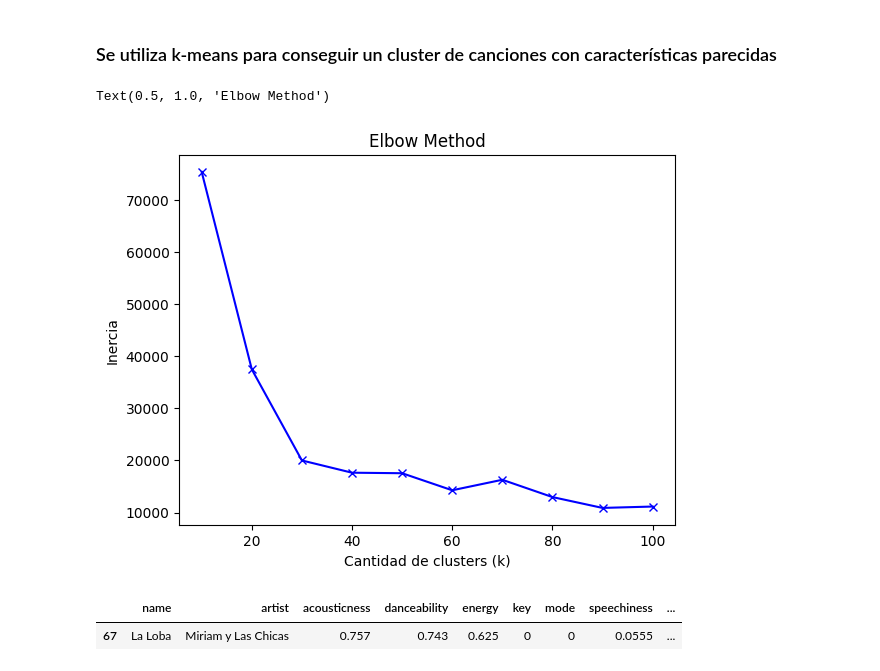
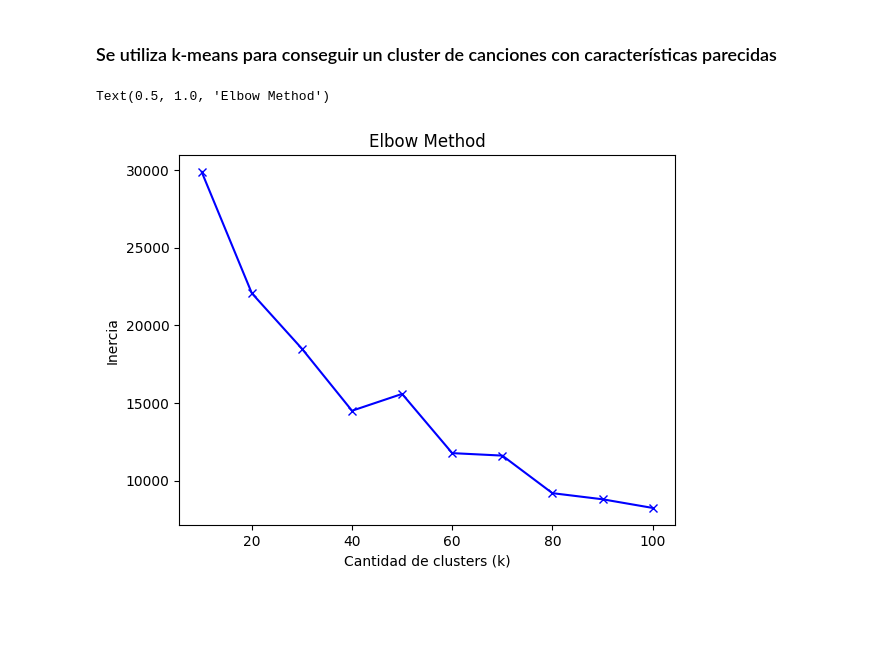
Before and after one commit to aaeilrv/Spotify-Recs, a Jupyter notebook: data_processing.ipynb, the cells around one changed output. Saved outputs shown, nothing was run; the diff lists cells and outputs as text; code cells hidden in the pictures; blank space fills up the shorter version.

```diff
--- a/data_processing.ipynb
+++ b/data_processing.ipynb
@@ -4,8 +4,8 @@ import numpy as np
 import matplotlib.pyplot as plt
 import seaborn as sns
 
-user = pd.read_csv('data.csv')
-df_user = user.copy()
+df = pd.read_csv('data.csv')
+df_user = df.copy()
 df_user.drop(columns=['id', 'name', 'artist'], inplace=True)
 # %%
 df_user[['acousticness', 'danceability', 'energy', 'key',
@@ -137,23 +137,22 @@ A Llorar a Otra Parte by Grupo Treo - 0.7554388225701785
 # %%
 import kmeans as km
 
 chosen_song = df_user[(df['name'] == 'Mamma Mia') & (df['artist'] == 'ABBA')]
-df_user.drop(columns=['artist', 'name'], inplace=True)
 
 k = [10, 20, 30, 40, 50, 60, 70, 80, 90, 100]
 valores_de_inercia = []
 for i in k:
     using_kmeans = km.Kmeans(df_user, i, 0.001)
     clusters = using_kmeans.clustering(1000)
     valores_de_inercia.append(using_kmeans.get_inertia(clusters))
 
 plt.plot(k, valores_de_inercia, 'bx-')
 plt.xlabel('Cantidad de clusters (k)')
 plt.ylabel('Inercia')
 plt.title('Elbow Method')
 # %% [output]
 Text(0.5, 1.0, 'Elbow Method')
-[figure, old version]
+[figure, new version]
 # %%
 using_kmeans = km.Kmeans(df_user, 60, 0.001)
 clusters = using_kmeans.clustering(1000)
@@ -178,8 +177,3 @@ songs_from_cluster['liveness'] = df['liveness']
 songs_from_cluster['loudness'] = df['loudness']
 songs_from_cluster['tempo'] = df['tempo']
 songs_from_cluster['valence'] = df['valence']
-# %%
-songs_from_cluster[(df['name'] == 'La Loba') & (df['artist'] == 'Miriam y Las Chicas')]
-# %% [output]
-|  | name | artist | acousticness | danceability | energy | key | mode | speechiness | ... |
-| 67 | La Loba | Miriam y Las Chicas | 0.757 | 0.743 | 0.625 | 0 | 0 | 0.0555 | ... |
```
Also changed, not shown: parts of 5 cells of this notebook.
